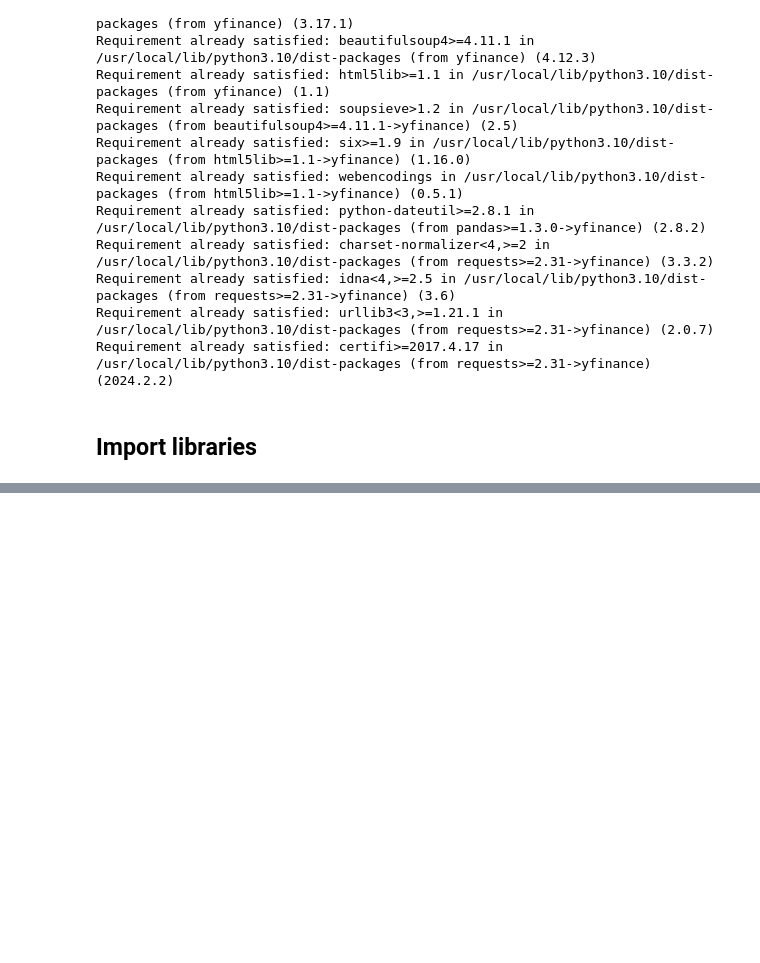
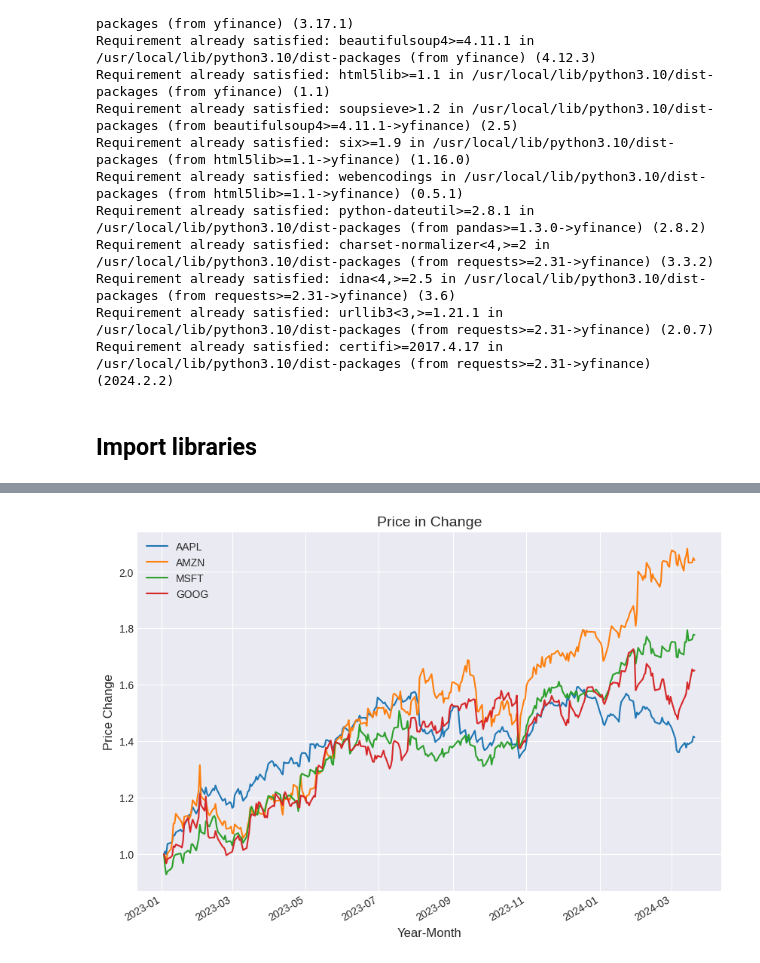
Before and after one commit to anp-hub/quant-finance, a Jupyter notebook: MarketData/01-StockIndexData.ipynb, the cells around one changed output, grey strips where cells are left out. Cells and saved outputs as stored; diff of their text form; code cells hidden in the pictures; blank space fills up the shorter version.

```diff
--- a/MarketData/01-StockIndexData.ipynb
+++ b/MarketData/01-StockIndexData.ipynb
@@ -42,0 +97,12 @@ price_data_apple.tail()
+# %%
+# Define the ticker list
+tickers_list = ['AAPL', 'AMZN', 'MSFT', 'GOOG']
+
+# Download the data for the above tickers and extract the Adj Close column
+price_data = yf.download(tickers_list, start="2023-01-01")['Adj Close']
+
+# Set the index to a datetime object
+price_data.index = pd.to_datetime(price_data.index)
+
+# Display the first 5 rows
+price_data.head()
@@ -42,0 +118,18 @@ price_data_apple.tail()
+# %%
+# Plot the absolute price series
+plt.figure(figsize=(10,7))
+(price_data['AAPL']/price_data['AAPL'].iloc[0]).plot()
+(price_data['AMZN']/price_data['AMZN'].iloc[0]).plot()
+(price_data['MSFT']/price_data['MSFT'].iloc[0]).plot()
+(price_data['GOOG']/price_data['GOOG'].iloc[0]).plot()
+
+# Set the title and axes label
+plt.title('Price in Change', fontsize=14)
+plt.xlabel('Year-Month', fontsize=12)
+plt.ylabel('Price Change', fontsize=12)
+plt.legend()
+
+# Show the plot
+plt.show()
+# %% [output]
+[figure, added]
```
Also changed, not shown: parts of 8 cells of this notebook.
